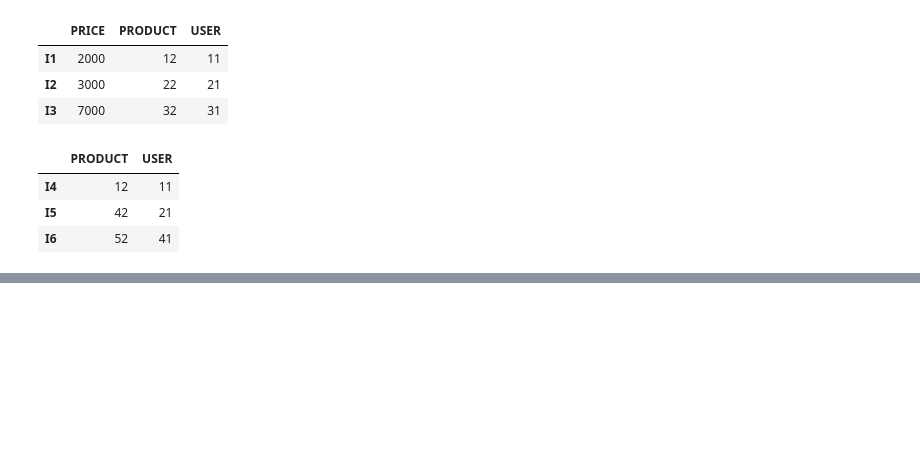
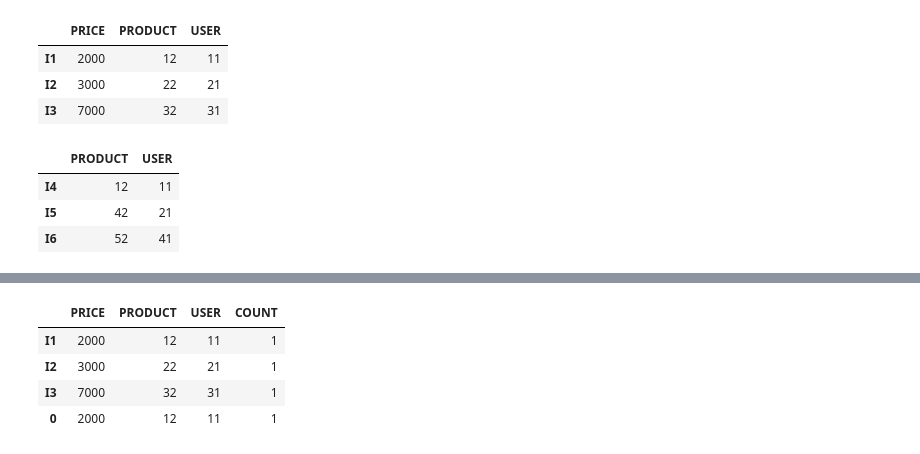
Before and after one commit to kinotsurayasu/python, a Jupyter notebook: Pandas.ipynb, the cells around one changed output, grey strips where cells are left out. Drawn from its saved outputs; the diff is of its cells as text; code cells hidden in the pictures; blank space fills up the shorter version.

```diff
--- a/Pandas.ipynb
+++ b/Pandas.ipynb
@@ -626,3 +628,6 @@ df2
 | I4 | 12 | 11 |
 | I5 | 42 | 21 |
 | I6 | 52 | 41 |
+# %%
+df3=pd.merge(df1,df2,left_on=['USER', 'PRODUCT'],right_on=['USER', 'PRODUCT'],how='inner')
+df3
@@ -629,2 +637,3 @@ df2
 # %%
-df3=pd.concat([df1, df2])
+df4=pd.concat([df1,df3])
+df4
@@ -632,0 +646,9 @@ df3
+# %%
+df4['COUNT']=1
+df4
+# %% [output]
+|  | PRICE | PRODUCT | USER | COUNT |
+| I1 | 2000 | 12 | 11 | 1 |
+| I2 | 3000 | 22 | 21 | 1 |
+| I3 | 7000 | 32 | 31 | 1 |
+| 0 | 2000 | 12 | 11 | 1 |
```
Also changed, not shown: parts of 7 cells of this notebook.
